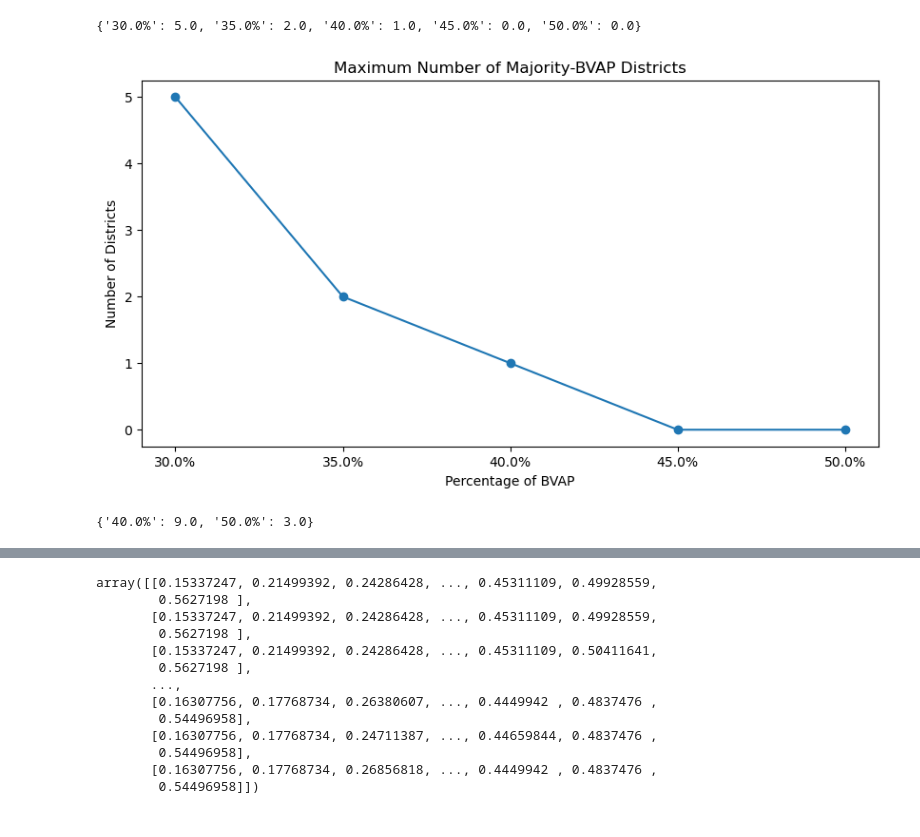
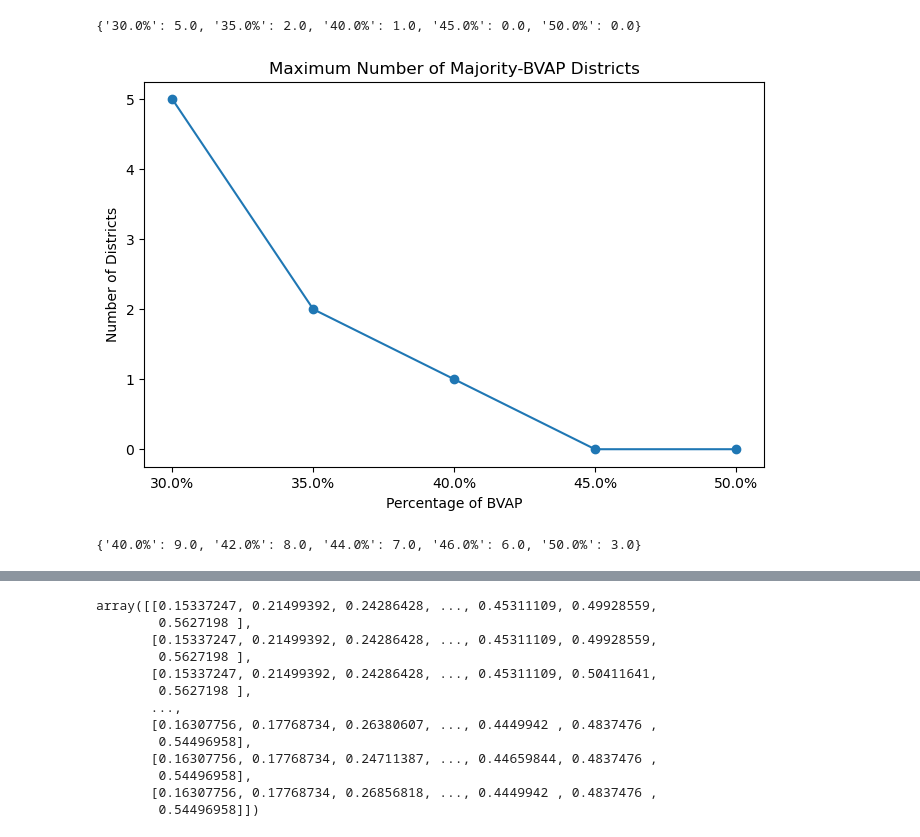
Before and after one commit to Qianru69/NC-Map-analysis, a Jupyter notebook: short_burst/NC_results.ipynb, the cells around one changed output, grey strips where cells are left out. Saved outputs shown, nothing was run; the diff lists cells and outputs as text; code cells hidden in the pictures.

```diff
--- a/short_burst/NC_results.ipynb
+++ b/short_burst/NC_results.ipynb
@@ -36,18 +36,19 @@ print(maj_bvap)
 # %%
 x = list(maj_bvap.keys())
 y = list(maj_bvap.values())
 
-plt.figure(figsize=(10, 5))
+# Creating the plot
+plt.figure(figsize=(8, 5))
 plt.plot(x, y, marker='o')  # 'o' for circle markers
 plt.title('Maximum Number of Majority-BVAP Districts')
 plt.xlabel('Percentage of BVAP')
 plt.ylabel('Number of Districts')
 plt.show()
 # %% [output]
-[figure, old version]
+[figure, new version]
 # %%
 maj_nwvap = {}
-get_max_maj_pop_dists(maj_nwvap, 'nWVAP', ['40.0%', '50.0%'])
+get_max_maj_pop_dists(maj_nwvap, 'nWVAP', ['40.0%', '42.0%', '44.0%', '46.0%', '50.0%'])
 print(maj_nwvap)
 # %% [output]
-{'40.0%': 9.0, '50.0%': 3.0}
+{'40.0%': 9.0, '42.0%': 8.0, '44.0%': 7.0, '46.0%': 6.0, '50.0%': 3.0}
```
Also changed, not shown: parts of 1 cell of this notebook, 4 other files.
